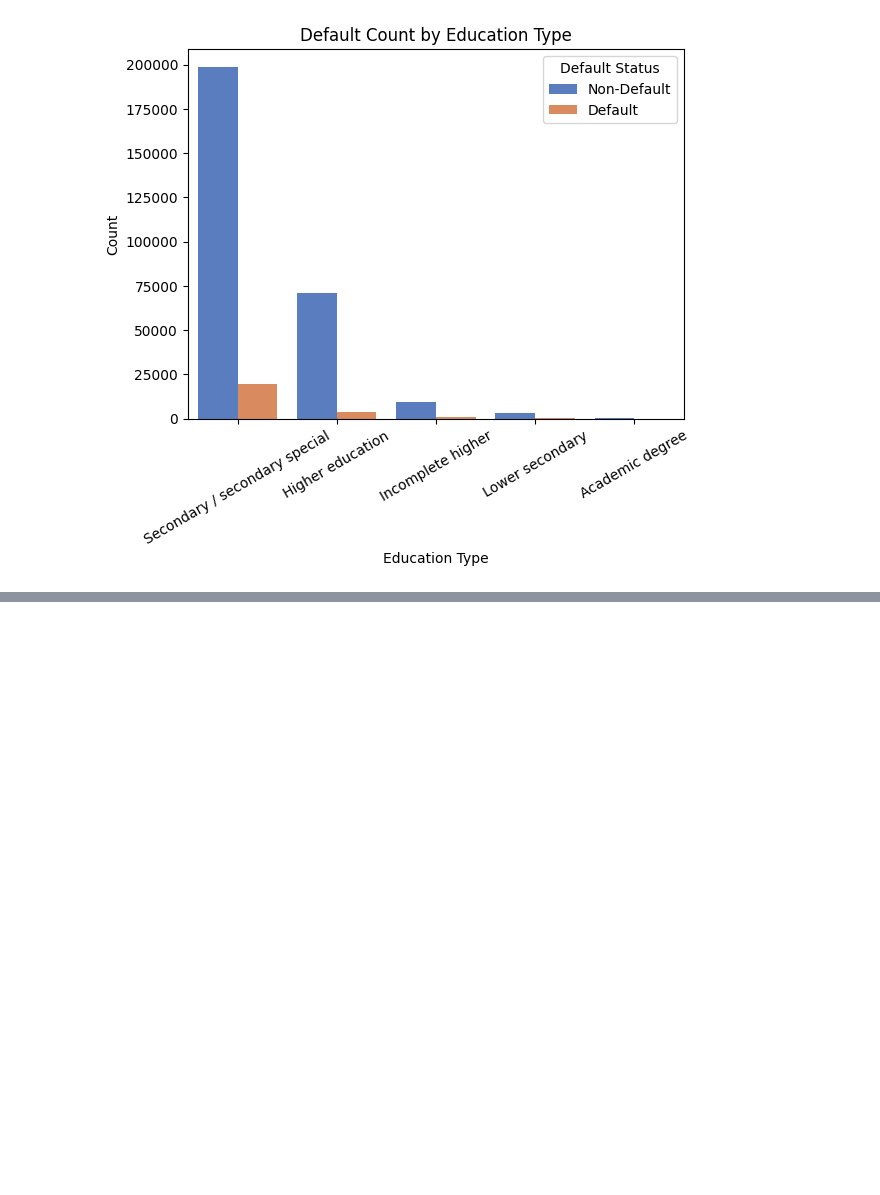
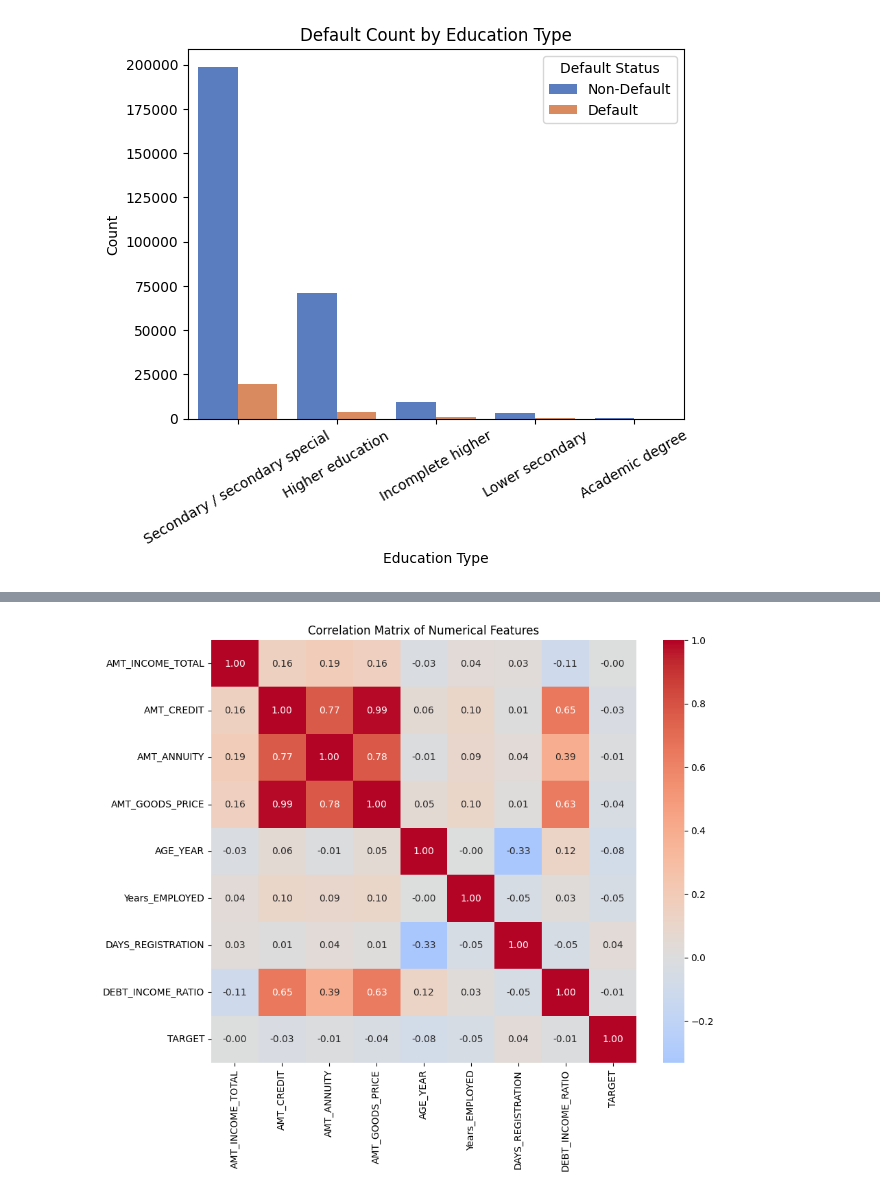
Before and after one commit to atharva3428/home-credit-analysis, a Jupyter notebook: analysis.ipynb, the cells around one changed output, grey strips where cells are left out. Saved outputs shown, nothing was run; the diff lists cells and outputs as text; code cells hidden in the pictures; blank space fills up the shorter version.

Commit message:
Correlation analysis

```diff
--- a/analysis.ipynb
+++ b/analysis.ipynb
@@ -296,0 +308,9 @@ plt.show()
+# %%
+# Select numerical columns
+numeric_cols = ['AMT_INCOME_TOTAL', 'AMT_CREDIT', 'AMT_ANNUITY', 'AMT_GOODS_PRICE', 'AGE_YEAR', 'Years_EMPLOYED', 'DAYS_REGISTRATION', 'DEBT_INCOME_RATIO', 'TARGET']
+
+# Compute correlation matrix
+correlation_matrix = df[numeric_cols].corr()
+
+# Display correlations with TARGET
+print(correlation_matrix['TARGET'].sort_values(ascending=False))
@@ -296,0 +328,7 @@ plt.show()
+# %%
+plt.figure(figsize=(10, 8))
+sns.heatmap(correlation_matrix, annot=True, cmap='coolwarm', center=0, fmt='.2f')
+plt.title('Correlation Matrix of Numerical Features')
+plt.show()
+# %% [output]
+[figure, added]
```
Also changed, not shown: parts of 3 cells of this notebook.
